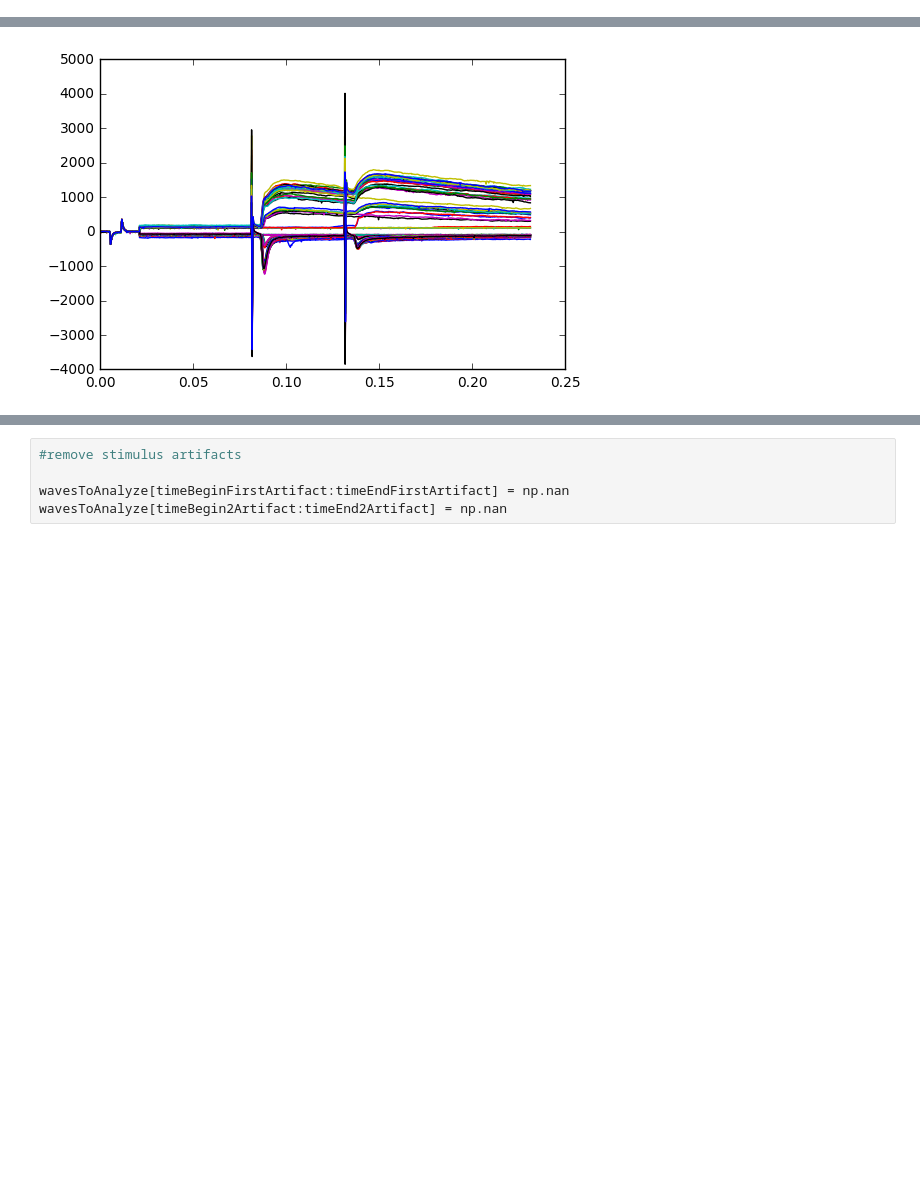
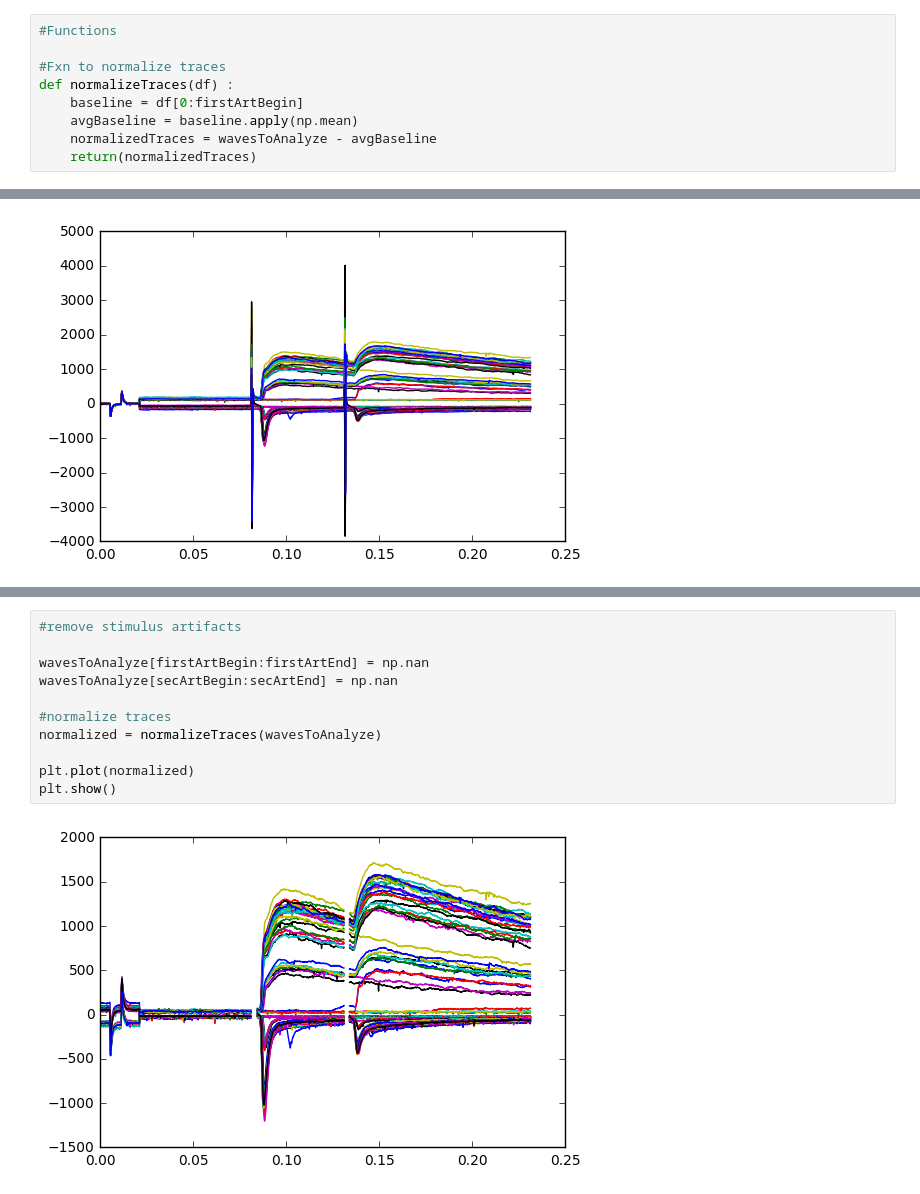
Before and after one commit to yuwie10/ephysAnalysis, a Jupyter notebook: ephysAnalysis.ipynb, the cells around one changed output, grey strips where cells are left out. Drawn from its saved outputs; the diff is of its cells as text; blank space fills up the shorter version.

```diff
--- a/ephysAnalysis.ipynb
+++ b/ephysAnalysis.ipynb
@@ -4,6 +4,15 @@ import igor.igorpy as igor
 import matplotlib.pyplot as plt
 import pandas as pd
 import numpy as np
+# %%
+#Functions
+
+#Fxn to normalize traces
+def normalizeTraces(df) :
+    baseline = df[0:firstArtBegin]
+    avgBaseline = baseline.apply(np.mean)
+    normalizedTraces = wavesToAnalyze - avgBaseline
+    return(normalizedTraces)
 # %%
 #load excel file
 waveInfo = pd.read_excel('2016.10.26_Cell1.xlsx')
@@ -70,5 +87,13 @@ timeEnd2Artifact = 0.134
 # %%
 #remove stimulus artifacts
 
-wavesToAnalyze[timeBeginFirstArtifact:timeEndFirstArtifact] = np.nan
-wavesToAnalyze[timeBegin2Artifact:timeEnd2Artifact] = np.nan
+wavesToAnalyze[firstArtBegin:firstArtEnd] = np.nan
+wavesToAnalyze[secArtBegin:secArtEnd] = np.nan
+
+#normalize traces
+normalized = normalizeTraces(wavesToAnalyze)
+
+plt.plot(normalized)
+plt.show()
+# %% [output]
+[figure, added]
```
Also changed, not shown: parts of 9 cells of this notebook.
